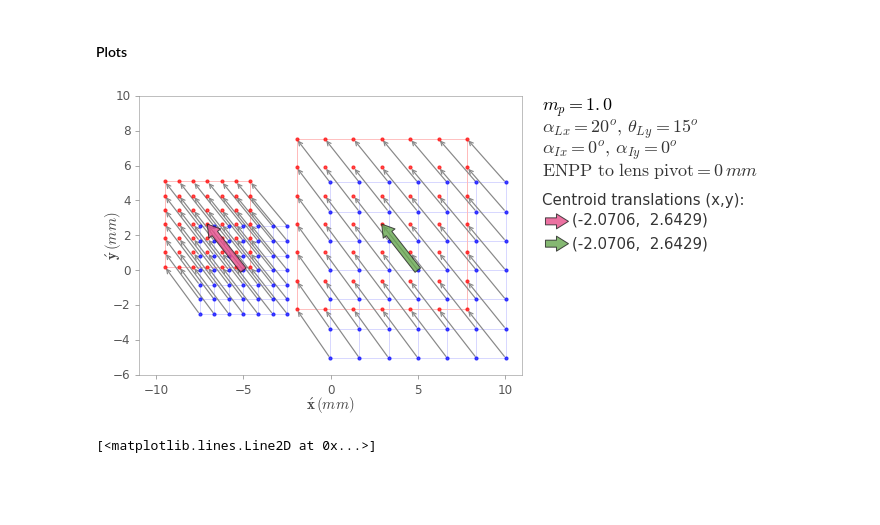
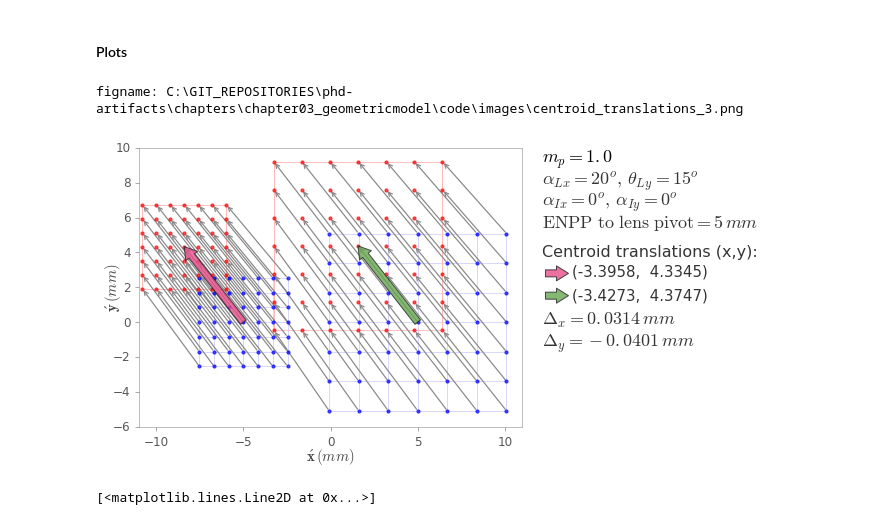
Before and after one commit to indranilsinharoy/phd-artifacts, a Jupyter notebook: chapters/chapter03_geometricmodel/code/Verification_general_object_image_relationship.ipynb, the cells around one changed output. Cells and saved outputs as stored; diff of their text form; code cells hidden in the pictures; blank space fills up the shorter version.

Commit message:
Inserted figures that shows different translations of the grid for different tilts

```diff
--- a/chapters/chapter03_geometricmodel/code/Verification_general_object_image_relationship.ipynb
+++ b/chapters/chapter03_geometricmodel/code/Verification_general_object_image_relationship.ipynb
@@ -642,7 +642,7 @@ hxB, hyB = np.meshgrid(nxB, nxB)
 # ****************************
 # Set optical system
 OPTICAL_SYSTEM = 2  # mp(1)=0.55 , mp(2)=1.0 or mp(not(1,2))=2.0
-PIVOT_OFFSET = 0    # 0 or 5 mm from the ENPP
+PIVOT_OFFSET = 5    # 0 or 5 mm from the ENPP
 COMPARE_PIVOT_OFFSET = True   # set OPTICAL_SYSTEM=2 set the particular PIVOT_OFFSET value = 0
 TILT_UNOFFSET = False
 # ******************************
@@ -650,9 +650,9 @@ TILT_UNOFFSET = False
 ## Set tilts
 if COMPARE_PIVOT_OFFSET:
     # to compare Pivot offset
-    thetaXLens, thetaYLens, thetaXImage, thetaYImage =  20, 15, 0, 0
-    #thetaXLens, thetaYLens, thetaXImage, thetaYImage =  20, 15, 0, 0
-    #thetaXLens, thetaYLens, thetaXImage, thetaYImage =  20, 15, 0, 0
+    #thetaXLens, thetaYLens, thetaXImage, thetaYImage =  20, 15, 0, 0 # with Pivot_offset = 0, mp=1
+    #thetaXLens, thetaYLens, thetaXImage, thetaYImage =  20, 15, 5, 5 # with Pivot_offset = 0, mp=1
+    thetaXLens, thetaYLens, thetaXImage, thetaYImage =  20, 15, 0, 0 # with Pivot_offset = 5, mp=1
 else:
     #thetaXLens, thetaYLens, thetaXImage, thetaYImage =  0, 0, 20, 0
     #thetaXLens, thetaYLens, thetaXImage, thetaYImage =  5, 0, 0, 0
@@ -854,37 +854,42 @@ txt4 = r'$\rm{{ENPP}}\,\,\rm{{to}}\,\,\rm{{lens}}\,\,\rm{{pivot}} =  {} \,\it{{m
 txt5 = 'Centroid translations (x,y):'
 txt6 = '({: .4f}, {: .4f})'.format(cmDisplaceZ2x, cmDisplaceZ2y)
 txt7 = '({: .4f}, {: .4f})'.format(cmDisplaceZ1x, cmDisplaceZ1y)
+txt8 = r'$\Delta_x = {: .4f}\,mm$'.format(cmDisplaceZ2x - cmDisplaceZ1x)
+txt9 = r'$\Delta_y = {: .4f}\,mm$'.format(cmDisplaceZ2y - cmDisplaceZ1y)
 
 # at bottom left corner
 #fig.text(0.21, 0.231, txt1, fontsize=15, color='#333333')
 #fig.text(0.21, 0.186, txt2, fontsize=15, color='#333333')
 #fig.text(0.21, 0.141, txt3, fontsize=15, color='#333333')
 
 # at top right (outside the axes)
 fig.text(0.86, 0.86, txt1, fontsize=18, color='#000000')
 fig.text(0.86, 0.80, txt2, fontsize=18, color='#333333')
 fig.text(0.86, 0.74, txt3, fontsize=18, color='#333333')
 
 if COMPARE_PIVOT_OFFSET:
     fig.text(0.86, 0.68, txt4, fontsize=18, color='#333333')
-    fig.text(0.86, 0.60, txt5, fontsize=15, color='#333333')
+    fig.text(0.86, 0.60, txt5, fontsize=16, color='#333333')
     fig.text(0.91, 0.546, txt6, fontsize=15, color='#333333')
     fig.text(0.91, 0.479, txt7, fontsize=15, color='#333333')
     ax.annotate("", xy=(1.12, 0.55), xycoords=ax.transAxes, xytext=(1.06, 0.55), textcoords=ax.transAxes,
                 arrowprops=dict(fc='#e64d8a', ec='#222222', linewidth=1, headwidth=15, width=7,
                                 alpha=0.8),
                 annotation_clip=False, zorder=15)
     ax.annotate("", xy=(1.12, 0.47), xycoords=ax.transAxes, xytext=(1.06, 0.47), textcoords=ax.transAxes,
                 arrowprops=dict(fc='#66A64F', ec='#222222', linewidth=1, headwidth=15, width=7,
                                 alpha=0.8),
                 annotation_clip=False, zorder=15)
+    fig.text(0.86, 0.41, txt8, fontsize=18, color='#333333')
+    fig.text(0.86, 0.35, txt9, fontsize=18, color='#333333')
 
 # Save the figure
-#saveFigure(fig, 'distortion_grid_33.png')
+#saveFigure(fig, 'centroid_translations_3.png')
 
 plt.show()
 # %% [output]
+figname: C:\GIT_REPOSITORIES\phd-artifacts\chapters\chapter03_geometricmodel\code\images\centroid_translations_3.png
-[figure, old version]
+[figure, new version]
 # %%
 k = x2[:2, :] - x1[:2,:]
 s = x4[:2, :] - x3[:2, :]
```
Also changed, not shown: 10 other files.
